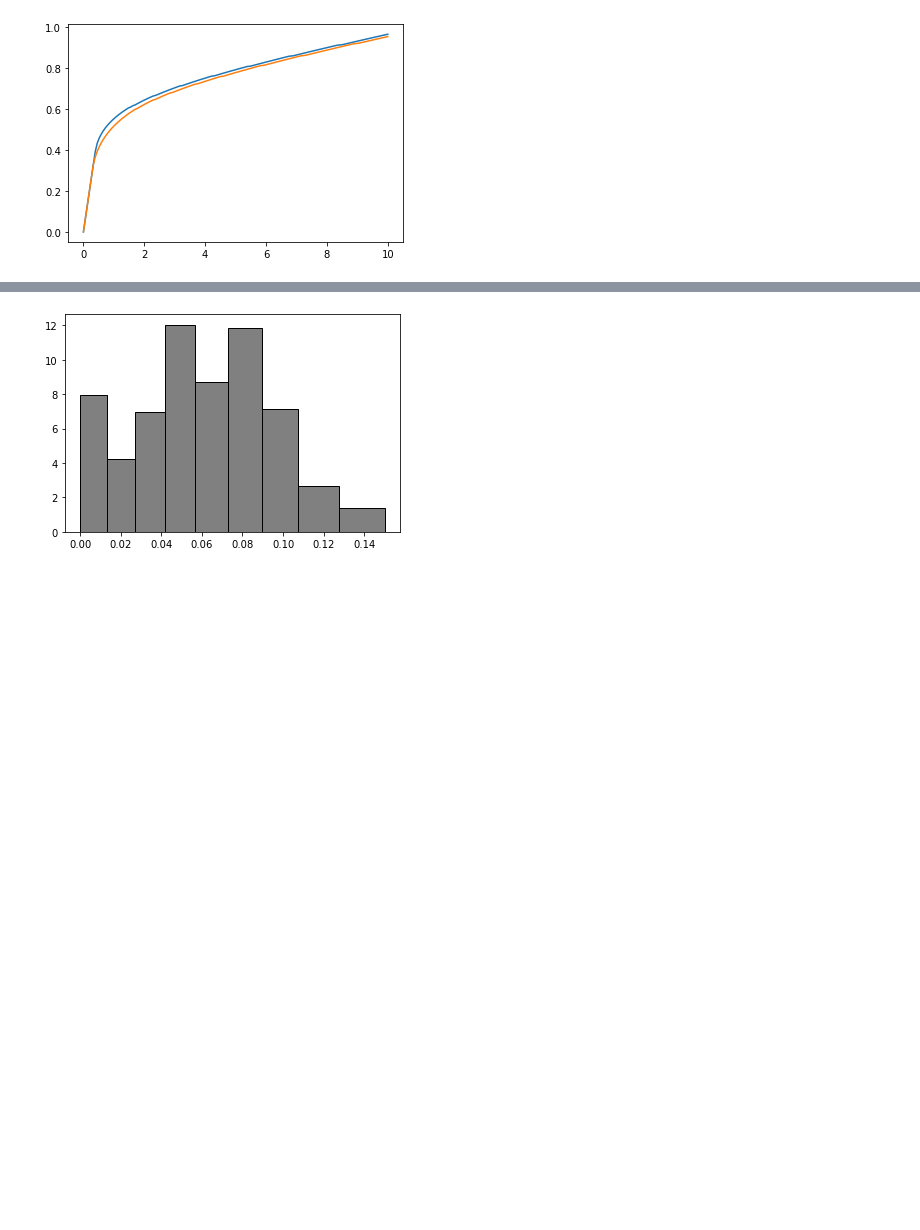
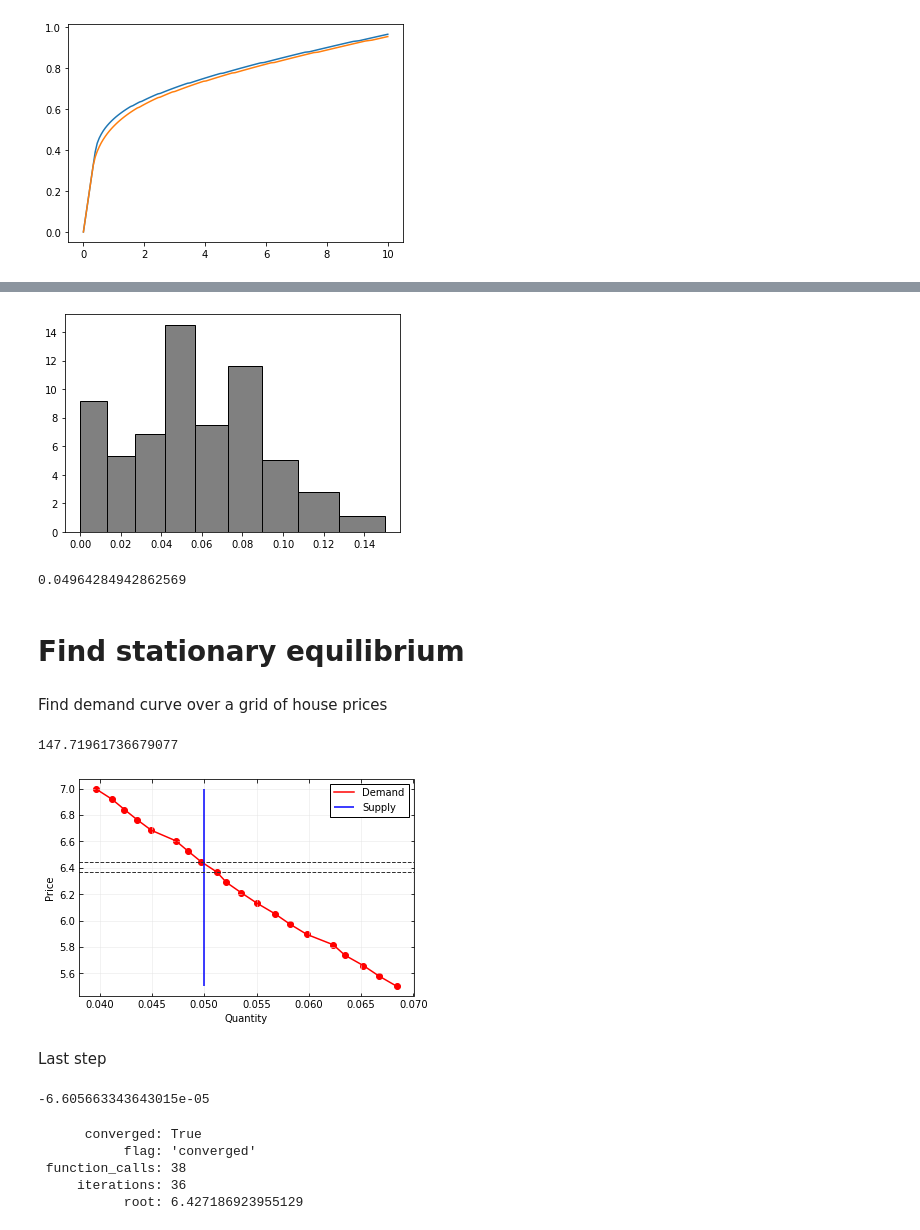
Before and after one commit to madsankern/MA_thesis, a Jupyter notebook: 00 - Illustrate.ipynb, the cells around one changed output, grey strips where cells are left out. Drawn from its saved outputs; the diff is of its cells as text; code cells hidden in the pictures; blank space fills up the shorter version.

```diff
--- a/00 - Illustrate.ipynb
+++ b/00 - Illustrate.ipynb
@@ -90,5 +92,17 @@ plt.show()
 # %%
-plt.hist(model.sim.n[450,:], bins = model.par.grid_n, density = True, facecolor='0.5', edgecolor = 'k')
+plt.hist(model.sim.n[-1,:], bins = model.par.grid_n, density = True, facecolor='0.5', edgecolor = 'k')
 plt.show()
 # %% [output]
-[figure, old version]
+[figure, new version]
+# %%
+print(np.mean(model.sim.n[-1,:]))
+# %% [output]
+0.04964284942862569
+# %%
+model.par.ph = 6.45
+model.solve()
+model.simulate()
+# %% [markdown]
+# Find stationary equilibrium
+# %% [markdown]
+Find demand curve over a grid of house prices
@@ -94,0 +142,29 @@ plt.show()
+# %%
+print(t1-t0)
+# %% [output]
+147.71961736679077
+# %%
+fig = plt.figure(figsize=(6,4))
+ax = fig.add_subplot(1,1,1)
+
+ax.plot(Hd,p_vec, color = 'red', label = 'Demand')
+ax.scatter(Hd,p_vec, color = 'red')
+
+ax.vlines(Hs,5.5,7.0, color = 'blue', linestyle = '-', label ='Supply')
+
+ax.hlines(p_min,0.035,0.08, linestyle='--', color = '0.2', linewidth = 1)
+ax.hlines(p_max,0.035,0.08, linestyle='--', color = '0.2', linewidth = 1)
+
+ax.set_xlim(0.038,0.07)
+ax.set_xlabel('Quantity')
+ax.set_ylabel('Price')
+
+ax.grid(visible=True, which = 'major', linestyle='-', linewidth=0.5, color='0.9')
+ax.tick_params(axis='both',bottom=True,top=True,left=True,right=True,direction='in',which='both')
+ax.legend(frameon = True, edgecolor = 'k', facecolor = 'white', framealpha=1, fancybox=False)
+
+plt.savefig('../../tex/figs/equilibrium.pdf')
+# %% [output]
+[figure, added]
+# %% [markdown]
+Last step
@@ -94,0 +189,12 @@ plt.show()
+# %%
+np.mean(model.sim.n[-1,:]) - Hs
+# %% [output]
+-6.605663343643015e-05
+# %%
+opt
+# %% [output]
+      converged: True
+           flag: 'converged'
+ function_calls: 38
+     iterations: 36
+           root: 6.427186923955129
```
Also changed, not shown: parts of 9 cells of this notebook.
